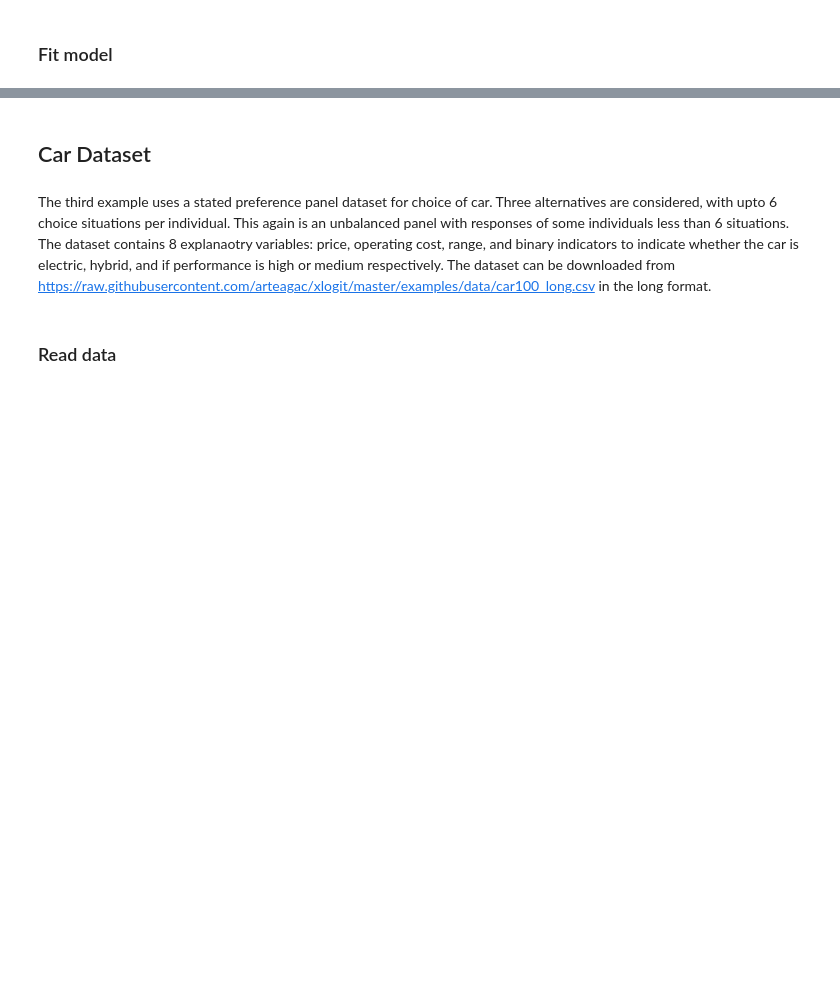
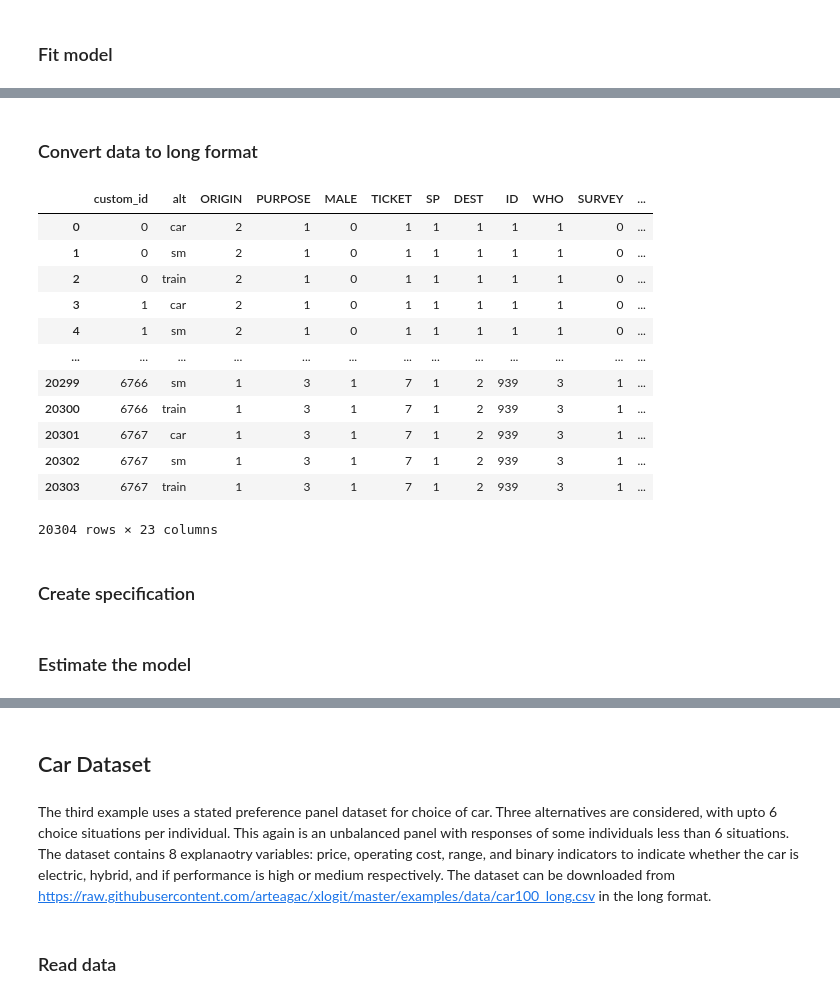
Before and after one commit to arteagac/xlogit, a Jupyter notebook: examples/mixed_logit_model.ipynb, the cells around one changed output, grey strips where cells are left out. Saved outputs shown, nothing was run; the diff lists cells and outputs as text; code cells hidden in the pictures; blank space fills up the shorter version.

```diff
--- a/examples/mixed_logit_model.ipynb
+++ b/examples/mixed_logit_model.ipynb
@@ -161,0 +233,37 @@ BIC= 2629.892
+# %% [markdown]
+### Convert data to long format
+# %%
+# Rename columns to match format expected by pandas (first varname and then suffix)
+df_wide.rename(columns={"TRAIN_TT": "time_train", "SM_TT": "time_sm", "CAR_TT": "time_car",
+                        "TRAIN_CO": "cost_train","SM_CO": "cost_sm", "CAR_CO": "cost_car",
+                        "TRAIN_HE": "headway_train", "SM_HE": "headway_sm", "SM_SEATS": "seatconf_sm",
+                        "TRAIN_AV": "av_train", "SM_AV": "av_sm","CAR_AV": "av_car"}, inplace=True)
+
+# Convert from wide to long format using pandas.
+df = pd.wide_to_long(df_wide, ["time", "cost", "headway", "seatconf", "av"],
+                     i="custom_id", j="alt", sep="_", suffix='\w+').sort_values(
+                         by=['custom_id', 'alt']).reset_index()
+
+# Fill unexisting values for some alternatives
+df = df.fillna(0)
+# Format the outcome variable approapriatly
+df["CHOICE"] = df["CHOICE"].map({1: 'train', 2:'sm', 3: 'car'})
+# Convert CHOICE to True if alternative was selected; False otherwise
+df["CHOICE"] = df["CHOICE"] == df["alt"]
+df
+# %% [output]
+|  | custom_id | alt | ORIGIN | PURPOSE | MALE | TICKET | SP | DEST | ID | WHO | SURVEY | ... |
+| 0 | 0 | car | 2 | 1 | 0 | 1 | 1 | 1 | 1 | 1 | 0 | ... |
+| 1 | 0 | sm | 2 | 1 | 0 | 1 | 1 | 1 | 1 | 1 | 0 | ... |
+| 2 | 0 | train | 2 | 1 | 0 | 1 | 1 | 1 | 1 | 1 | 0 | ... |
+| 3 | 1 | car | 2 | 1 | 0 | 1 | 1 | 1 | 1 | 1 | 0 | ... |
+| 4 | 1 | sm | 2 | 1 | 0 | 1 | 1 | 1 | 1 | 1 | 0 | ... |
+| ... | ... | ... | ... | ... | ... | ... | ... | ... | ... | ... | ... | ... |
+| 20299 | 6766 | sm | 1 | 3 | 1 | 7 | 1 | 2 | 939 | 3 | 1 | ... |
+| 20300 | 6766 | train | 1 | 3 | 1 | 7 | 1 | 2 | 939 | 3 | 1 | ... |
+| 20301 | 6767 | car | 1 | 3 | 1 | 7 | 1 | 2 | 939 | 3 | 1 | ... |
+| 20302 | 6767 | sm | 1 | 3 | 1 | 7 | 1 | 2 | 939 | 3 | 1 | ... |
+| 20303 | 6767 | train | 1 | 3 | 1 | 7 | 1 | 2 | 939 | 3 | 1 | ... |
+20304 rows × 23 columns
+# %% [markdown]
+### Create specification
@@ -161,0 +279,2 @@ BIC= 2629.892
+# %% [markdown]
+### Estimate the model
```
Also changed, not shown: parts of 21 cells of this notebook.
